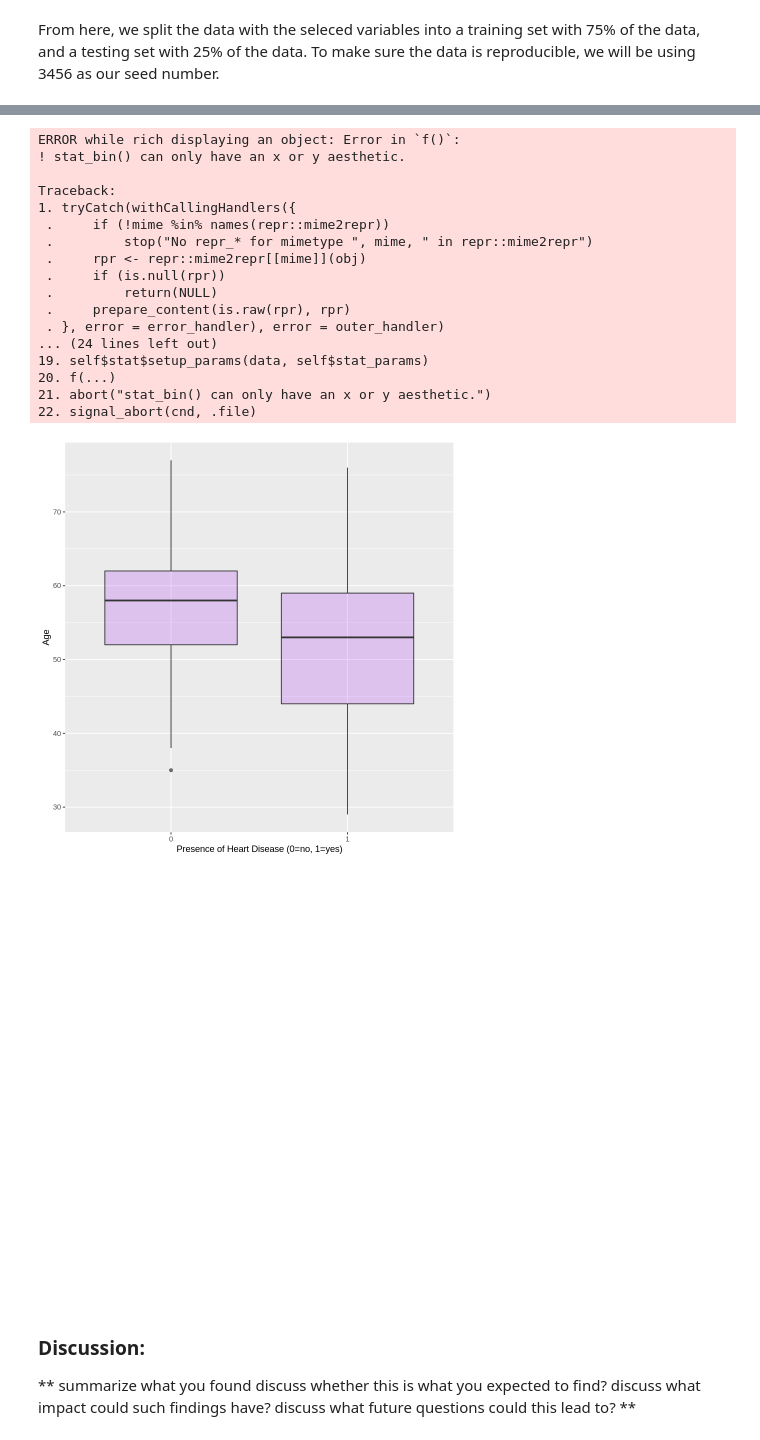
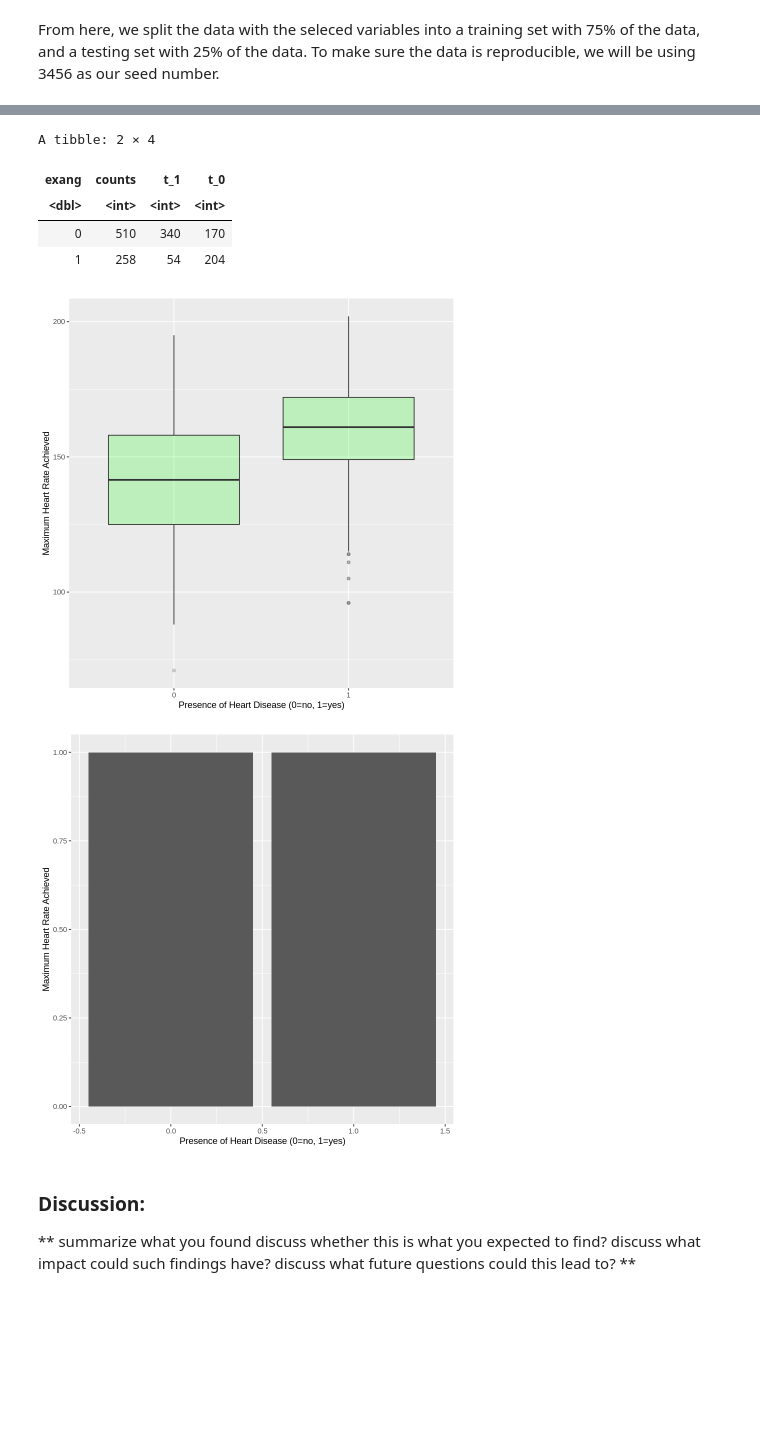
Before and after one commit to jennywyzhao/dsci-group-project-002-14, a Jupyter notebook: Final Project Report.ipynb, the cells around one changed output, grey strips where cells are left out. Cells and saved outputs as stored; diff of their text form; code cells hidden in the pictures; blank space fills up the shorter version.

Commit message:
tried fixing exang plots and changed cp variable to thalach

```diff
--- a/Final Project Report.ipynb
+++ b/Final Project Report.ipynb
@@ -24,12 +24,13 @@ library(dplyr)
 library(tidymodels)
 library(ggplot2)
 library(gridExtra)
+library(GGally)
 
 
 heart_data <- read_csv("project_data/heart.csv")
-
+slice(heart_data, 1:5)
 heart_var <- heart_data |>
-    select(age, exang, chol, cp, trestbps, target)
+    select(age, exang, chol, thalach, trestbps, target)
 slice(heart_var, 1:5)
 sum(is.na(heart_data))
 # %% [output]
@@ -83,32 +82,42 @@ Since many of the chosen variables use values representing a condition, we decid
 # %%
 chol_plot <- ggplot(heart_train,
        aes(y = chol,
-           x =as.factor(target))) +
-        geom_boxplot(fill="slateblue", alpha=0.2)+
-        labs(x="Presence of Heart Disease (0=no, 1=yes)", y="Cholesteral Level" )
+           x = as.factor(target))) +
+        geom_boxplot(fill = "slateblue", alpha = 0.2)+
+        labs(x = "Presence of Heart Disease (0=no, 1=yes)", y = "Cholesteral Level" )
 chol_plot
 
 trestbps_plot<- ggplot(heart_train,
-        aes(y= trestbps,
-            x= as.factor(target))) +
-    geom_boxplot(fill="red", alpha=0.2)+
-    labs(x="Presence of Heart Disease (0=no, 1=yes)", y="Resting Blood Pressure" )
+        aes(y = trestbps,
+            x = as.factor(target))) +
+    geom_boxplot(fill = "red", alpha = 0.2)+
+    labs(x="Presence of Heart Disease (0=no, 1=yes)", y = "Resting Blood Pressure" )
 trestbps_plot
 
 age_plot<- ggplot(heart_train,
-        aes(y= age,
-            x= as.factor(target))) +
-    geom_boxplot(fill="purple", alpha=0.2)+
-    labs(x="Presence of Heart Disease (0=no, 1=yes)", y="Age" )
+        aes(y = age,
+            x = as.factor(target))) +
+    geom_boxplot(fill = "purple", alpha = 0.2)+
+    labs(x = "Presence of Heart Disease (0=no, 1=yes)", y = "Age" )
 age_plot
 
+thalach_plot <- ggplot(heart_train,
+        aes(y = thalach,
+            x = as.factor(target))) +
+    geom_boxplot(fill = "green", alpha = 0.2)+
+    labs(x = "Presence of Heart Disease (0=no, 1=yes)", y = "Maximum Heart Rate Achieved" )
+thalach_plot
 
-cp_plot <- ggplot(heart_train,
-        aes(y= cp,
-            x= as.factor(target))) +
-    geom_histogram()+
-    labs(x = "Presence of Heart Disease (0=no, 1=yes)", y = "Chest Pain Type")
-cp_plot
+exang_val <- heart_train |>
+   select(exang,target)|>
+   group_by(exang)|>
+   summarise(counts=n(), t_1 = sum(target ==1), t_0 = sum(target==0))
+exang_val
+
+exang_plot <- ggplot(heart_train, aes(x = target, fill = exang))+
+   geom_bar(position = "fill")+
+
+exang_plot
 # %% [output]
 [figure]
 [figure]
@@ -115,22 +125,10 @@ cp_plot
-ERROR while rich displaying an object: Error in `f()`:
-! stat_bin() can only have an x or y aesthetic.
-
-Traceback:
-1. tryCatch(withCallingHandlers({
- .     if (!mime %in% names(repr::mime2repr))
- .         stop("No repr_* for mimetype ", mime, " in repr::mime2repr")
- .     rpr <- repr::mime2repr[[mime]](obj)
- .     if (is.null(rpr))
- .         return(NULL)
- .     prepare_content(is.raw(rpr), rpr)
- . }, error = error_handler), error = outer_handler)
-... (24 lines left out)
-19. self$stat$setup_params(data, self$stat_params)
-20. f(...)
-21. abort("stat_bin() can only have an x or y aesthetic.")
-22. signal_abort(cnd, .file)
+A tibble: 2 × 4
-[figure]
+| exang | counts | t_1 | t_0 |
+| <dbl> | <int> | <int> | <int> |
+| 0 | 510 | 340 | 170 |
+| 1 | 258 | 54 | 204 |
-[figure, old version]
+[figure, new version]
+[figure, added]
 # %% [markdown]
 ### Discussion:
 ** summarize what you found
```
Also changed, not shown: parts of 4 cells of this notebook.
